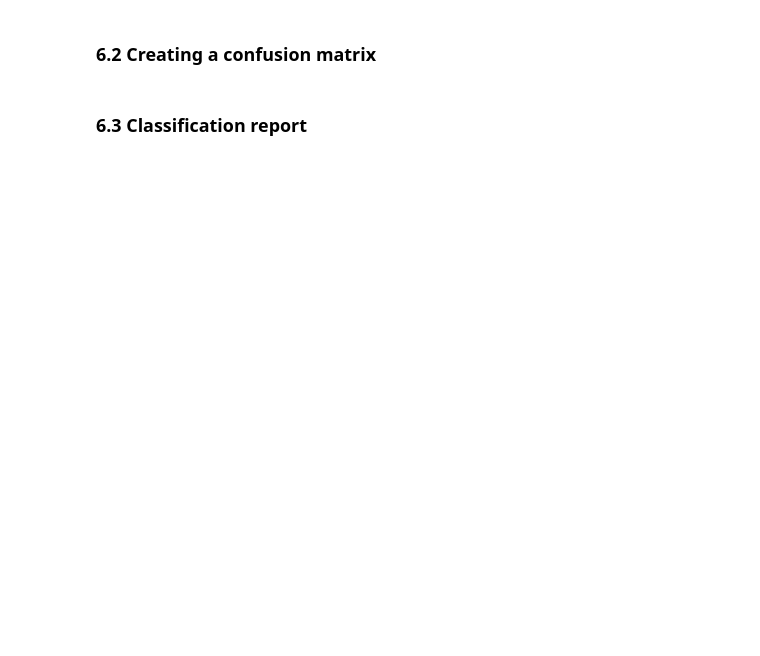
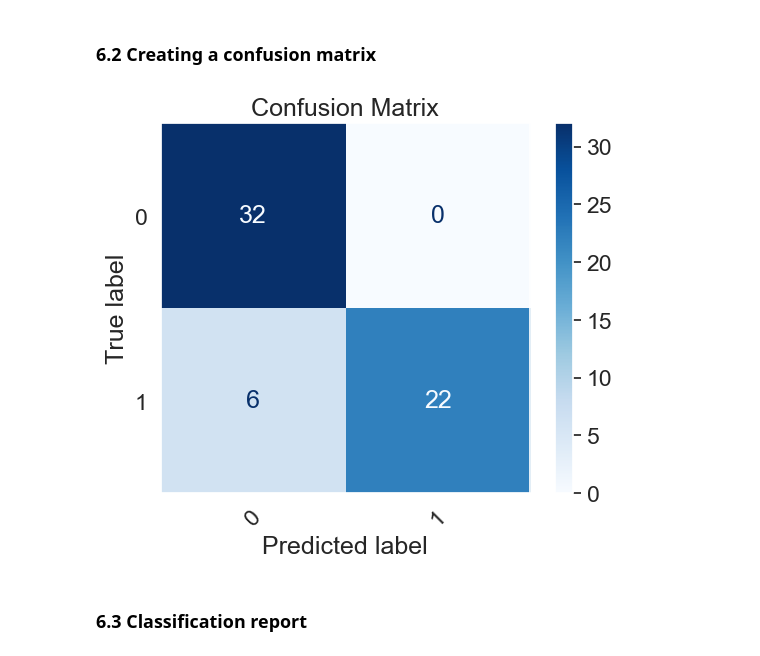
Before and after one commit to dipenkhatri7/Data-Mining, a Jupyter notebook: notebooks/heart_disease.ipynb, the cells around one changed output. Saved outputs shown, nothing was run; the diff lists cells and outputs as text; code cells hidden in the pictures; blank space fills up the shorter version.

```diff
--- a/notebooks/heart_disease.ipynb
+++ b/notebooks/heart_disease.ipynb
@@ -1059,18 +1303,14 @@ print(confusion_matrix(y_test, y_preds))
-# %%
-import seaborn as sns
-sns.set(font_scale=1.5) # Increase font size
-
-def plot_conf_mat(y_test, y_preds):
-    """
-    Plots a confusion matrix using Seaborn's heatmap().
-    """
-    fig, ax = plt.subplots(figsize=(3, 3))
-    ax = sns.heatmap(confusion_matrix(y_test, y_preds),
-                     annot=True, # Annotate the boxes
-                     cbar=False)
-    plt.xlabel("true label")
-    plt.ylabel("predicted label")
-
-plot_conf_mat(y_test, y_preds)
+# %%
+
+
+# Plot confusion matrix
+cm = confusion_matrix(y_test, y_preds)
+disp = ConfusionMatrixDisplay(confusion_matrix=cm, display_labels=gs_log_reg.classes_)
+disp.plot(cmap="Blues", values_format="d", xticks_rotation=45)
+plt.grid(False)
+plt.title("Confusion Matrix")
+plt.show()
+# %% [output]
+[figure, added]
 # %% [markdown]
 ### 6.3 Classification report
```
Also changed, not shown: parts of 171 cells of this notebook, 1 other file.
